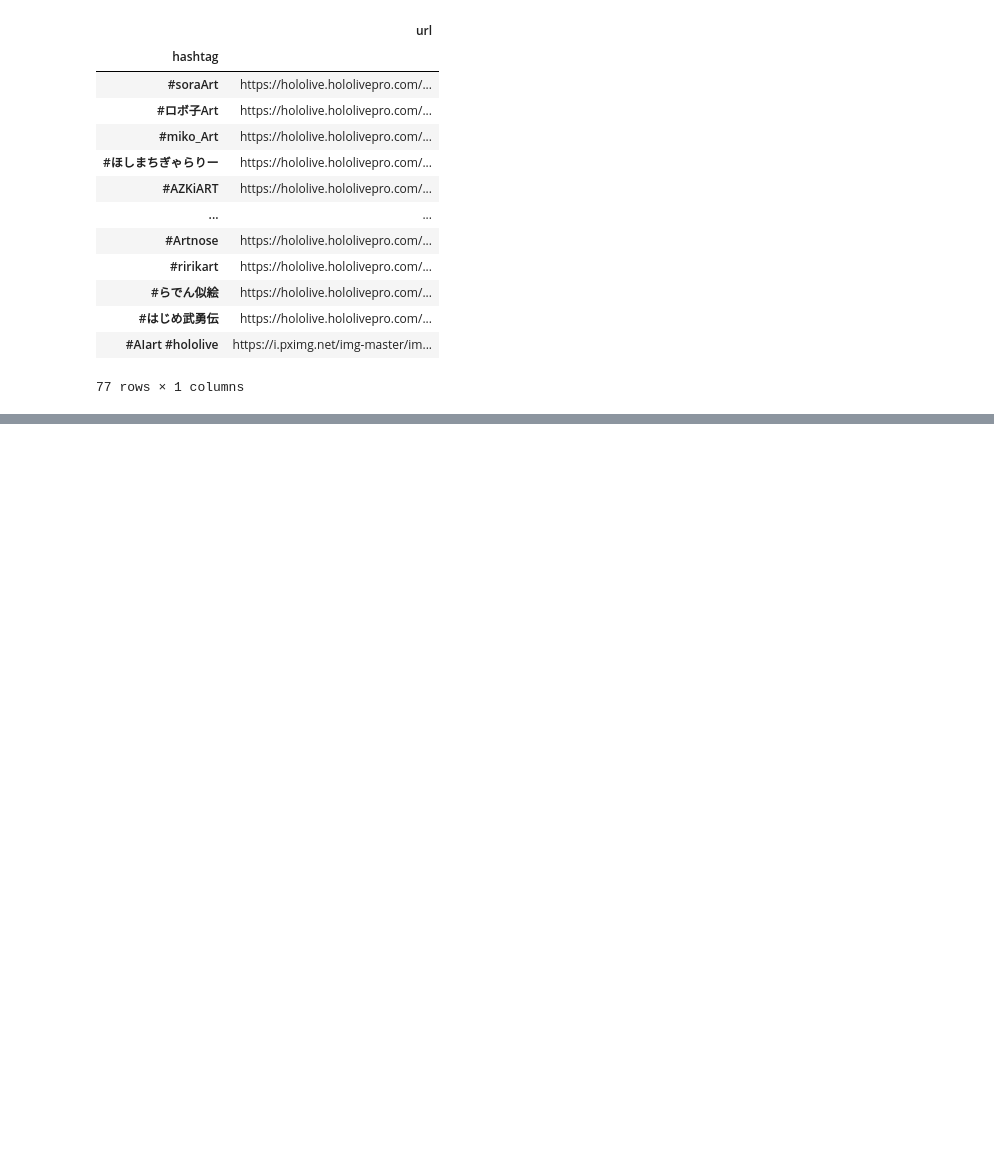
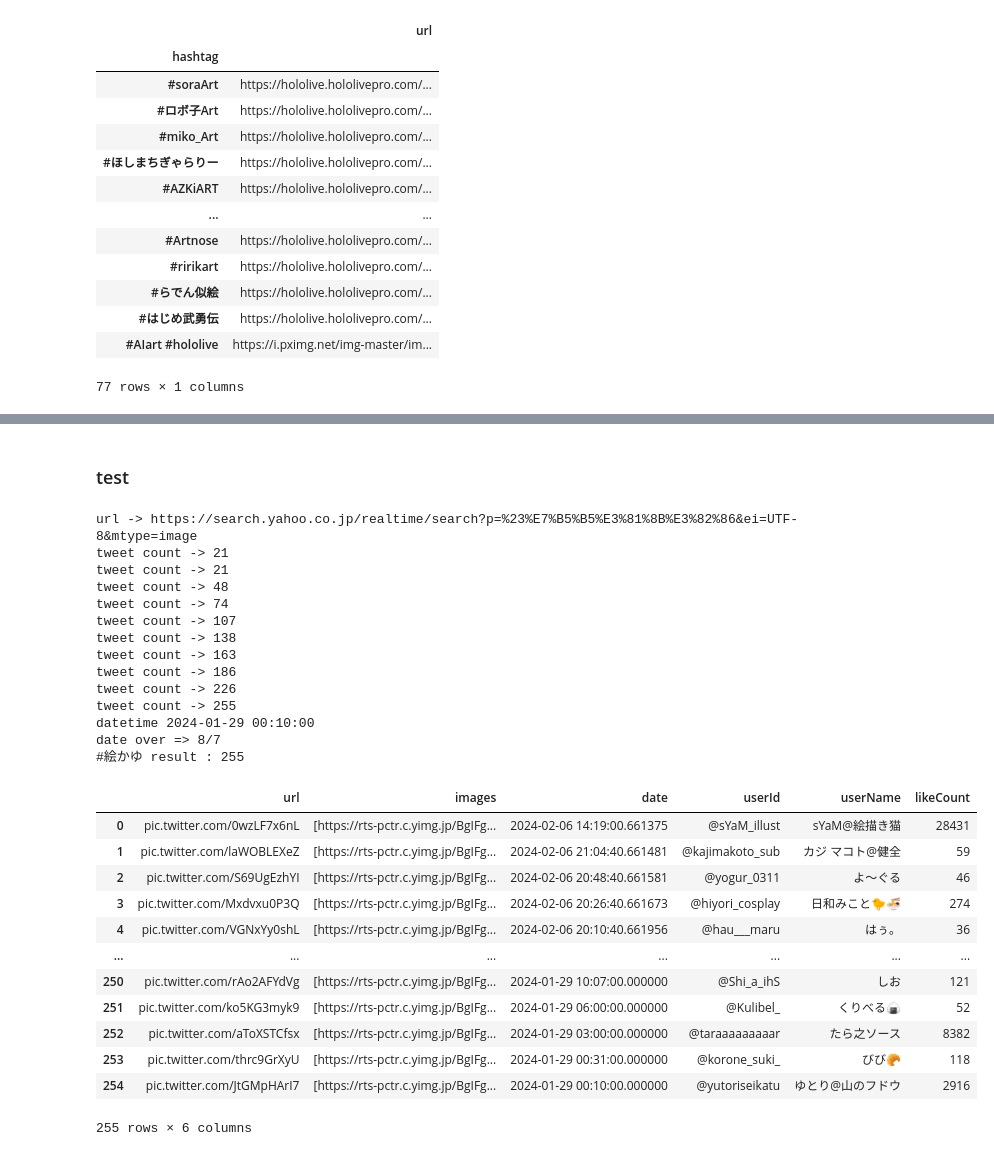
Before and after one commit to sakura7304moti/mohoo, a Jupyter notebook: test.ipynb, the cells around one changed output, grey strips where cells are left out. Saved outputs shown, nothing was run; the diff lists cells and outputs as text; code cells hidden in the pictures; blank space fills up the shorter version.

```diff
--- a/test.ipynb
+++ b/test.ipynb
@@ -278,0 +455,35 @@ df
+# %% [markdown]
+### test
+# %%
+from src import utils
+driver = utils.get_driver(False)
+df = utils.get_tweet('#絵かゆ',3000,7,driver)
+df
+# %% [output]
+url -> https://search.yahoo.co.jp/realtime/search?p=%23%E7%B5%B5%E3%81%8B%E3%82%86&ei=UTF-8&mtype=image
+tweet count -> 21
+tweet count -> 21
+tweet count -> 48
+tweet count -> 74
+tweet count -> 107
+tweet count -> 138
+tweet count -> 163
+tweet count -> 186
+tweet count -> 226
+tweet count -> 255
+datetime 2024-01-29 00:10:00
+date over => 8/7
+#絵かゆ result : 255
+|  | url | images | date | userId | userName | likeCount |
+| 0 | pic.twitter.com/0wzLF7x6nL | [https://rts-pctr.c.yimg.jp/BgIFg... | 2024-02-06 14:19:00.661375 | @sYaM_illust | sYaM@絵描き猫 | 28431 |
+| 1 | pic.twitter.com/laWOBLEXeZ | [https://rts-pctr.c.yimg.jp/BgIFg... | 2024-02-06 21:04:40.661481 | @kajimakoto_sub | カジ マコト@健全 | 59 |
+| 2 | pic.twitter.com/S69UgEzhYI | [https://rts-pctr.c.yimg.jp/BgIFg... | 2024-02-06 20:48:40.661581 | @yogur_0311 | よ〜ぐる | 46 |
+| 3 | pic.twitter.com/Mxdvxu0P3Q | [https://rts-pctr.c.yimg.jp/BgIFg... | 2024-02-06 20:26:40.661673 | @hiyori_cosplay | 日和みこと🐤🍜 | 274 |
+| 4 | pic.twitter.com/VGNxYy0shL | [https://rts-pctr.c.yimg.jp/BgIFg... | 2024-02-06 20:10:40.661956 | @hau___maru | はぅ。 | 36 |
+| ... | ... | ... | ... | ... | ... | ... |
+| 250 | pic.twitter.com/rAo2AFYdVg | [https://rts-pctr.c.yimg.jp/BgIFg... | 2024-01-29 10:07:00.000000 | @Shi_a_ihS | しお | 121 |
+| 251 | pic.twitter.com/ko5KG3myk9 | [https://rts-pctr.c.yimg.jp/BgIFg... | 2024-01-29 06:00:00.000000 | @Kulibel_ | くりべる🍙 | 52 |
+| 252 | pic.twitter.com/aToXSTCfsx | [https://rts-pctr.c.yimg.jp/BgIFg... | 2024-01-29 03:00:00.000000 | @taraaaaaaaaar | たら之ソース | 8382 |
+| 253 | pic.twitter.com/thrc9GrXyU | [https://rts-pctr.c.yimg.jp/BgIFg... | 2024-01-29 00:31:00.000000 | @korone_suki_ | びび🥐 | 118 |
+| 254 | pic.twitter.com/JtGMpHArI7 | [https://rts-pctr.c.yimg.jp/BgIFg... | 2024-01-29 00:10:00.000000 | @yutoriseikatu | ゆとり@山のフドウ | 2916 |
+255 rows × 6 columns
```
Also changed, not shown: parts of 14 cells of this notebook, 2 other files.
